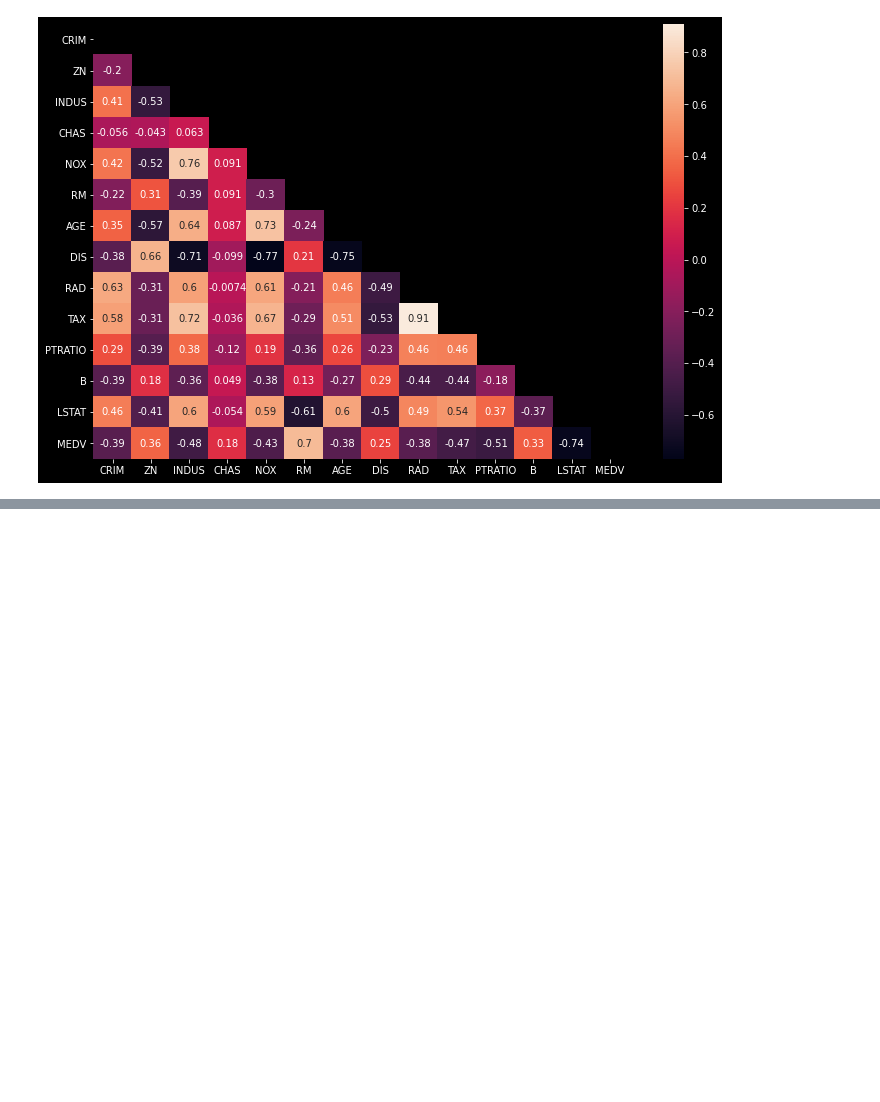
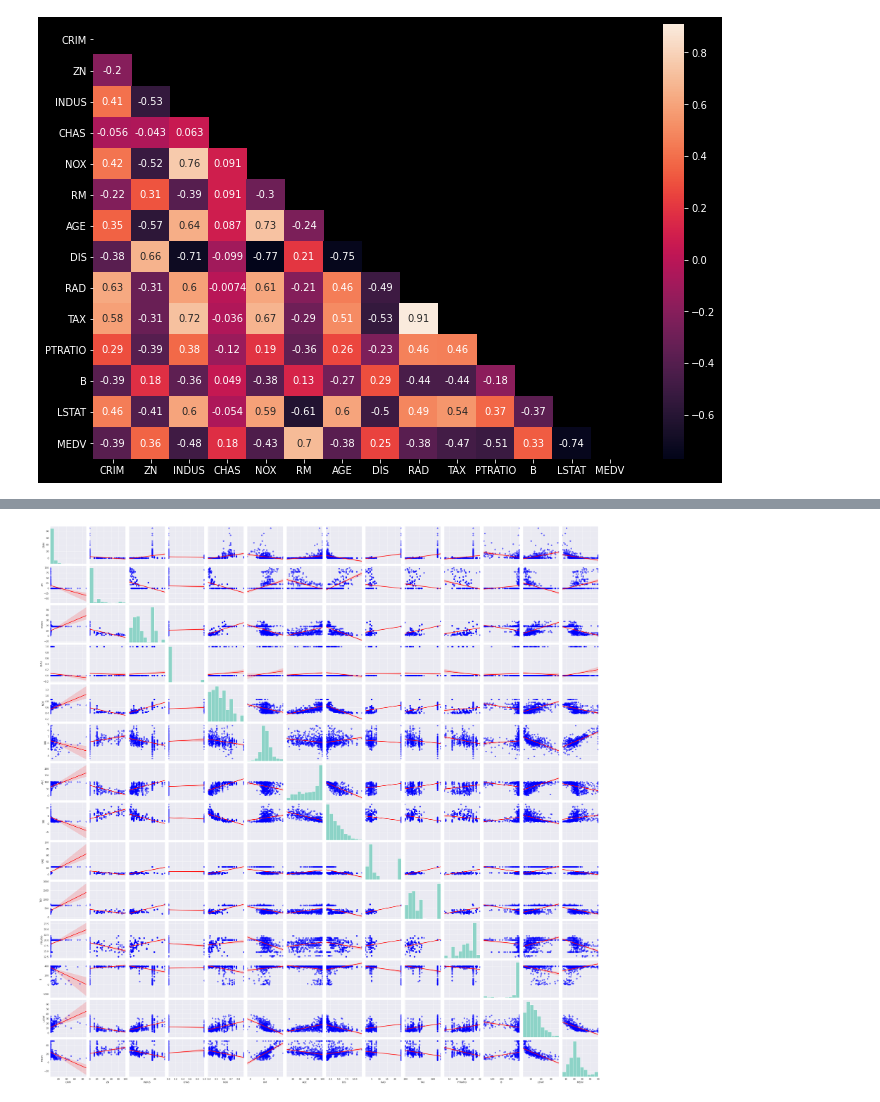
Before and after one commit to playeredlc/DataScience-Learnings, a Jupyter notebook: Linear-Regression/House-Prices-Prediction/house_prices_multivar_regression.ipynb, the cells around one changed output, grey strips where cells are left out. Drawn from its saved outputs; the diff is of its cells as text; code cells hidden in the pictures; blank space fills up the shorter version.

```diff
--- a/Linear-Regression/House-Prices-Prediction/house_prices_multivar_regression.ipynb
+++ b/Linear-Regression/House-Prices-Prediction/house_prices_multivar_regression.ipynb
@@ -323,0 +357,7 @@ plt.show()
+# %%
+%%time
+sns.pairplot(data, kind='reg',
+            plot_kws={'scatter_kws':{'color':'blue', 'alpha':0.5}, 'line_kws':{'color':'red'}})
+plt.show()
+# %% [output]
+[figure, added]
```
Also changed, not shown: parts of 9 cells of this notebook.
